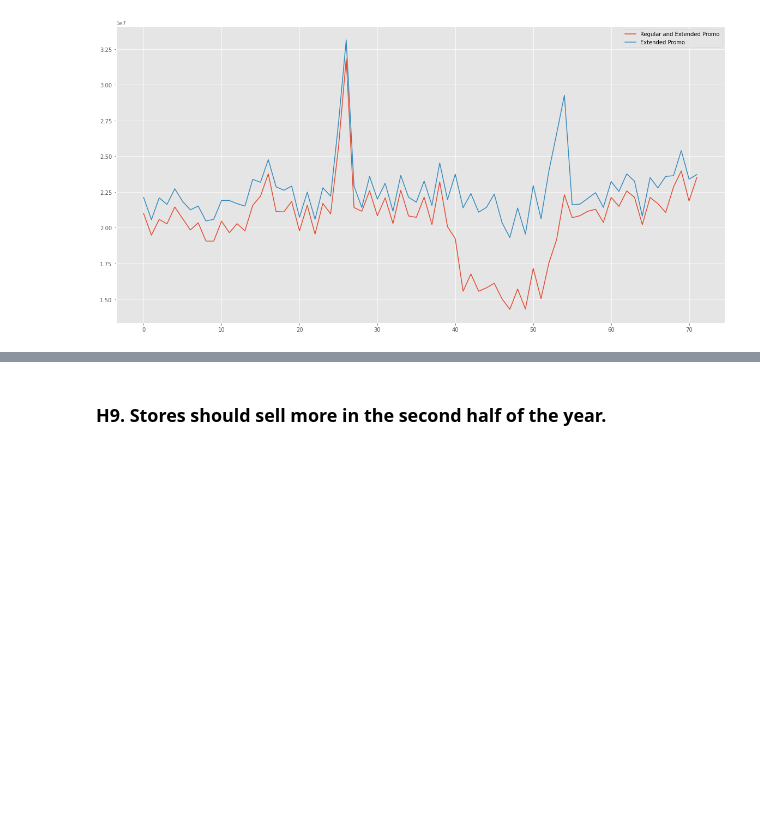
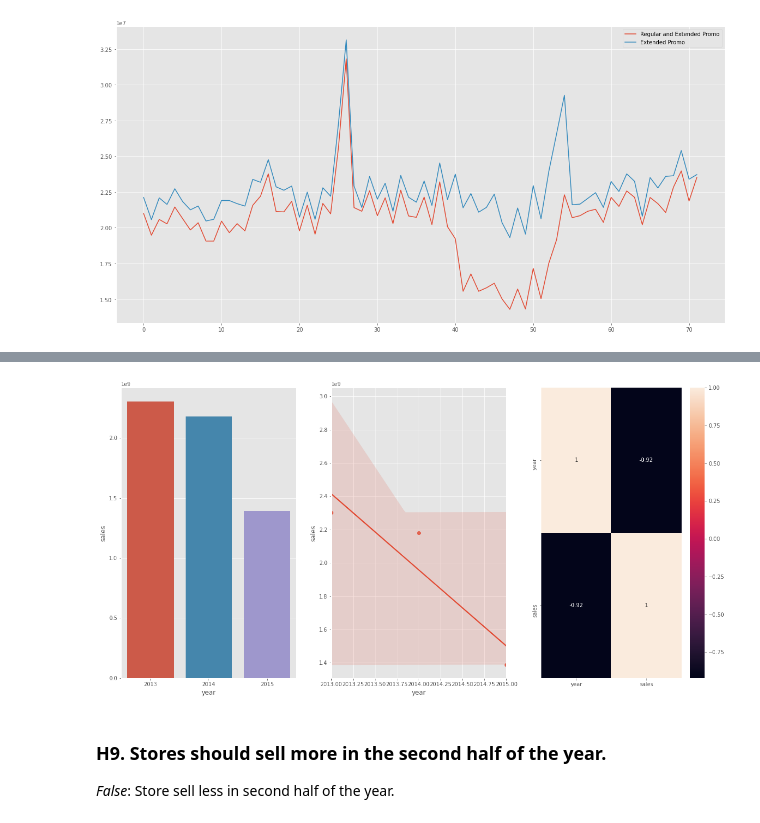
Before and after one commit to vfamim/Rossman-Sales, a Jupyter notebook: notebook/c01_01_Rossman.ipynb, the cells around one changed output, grey strips where cells are left out. Cells and saved outputs as stored; diff of their text form; code cells hidden in the pictures; blank space fills up the shorter version.

```diff
--- a/notebook/c01_01_Rossman.ipynb
+++ b/notebook/c01_01_Rossman.ipynb
@@ -714,2 +735,19 @@ plt.show()
+# %%
+# grouping sales by year
+aux1 = df4[['year', 'sales']].groupby('year').sum().reset_index()
+
+# fig and axes
+fig, ax = plt.subplots(1,3)
+# subplot 1
+sns.barplot(data=aux1, x='year', y='sales', ax=ax[0])
+# subplot 2
+sns.regplot(data=aux1, x='year', y='sales', ax=ax[1])
+# subplot 3
+sns.heatmap(aux1.corr(method='pearson'), annot=True, ax=ax[2])
+# plot show
+plt.show()
+# %% [output]
+[figure, added]
 # %% [markdown]
 ### H9. Stores should sell more in the second half of the year.
+*False*: Store sell less in second half of the year.
```
Also changed, not shown: parts of 12 cells of this notebook.
